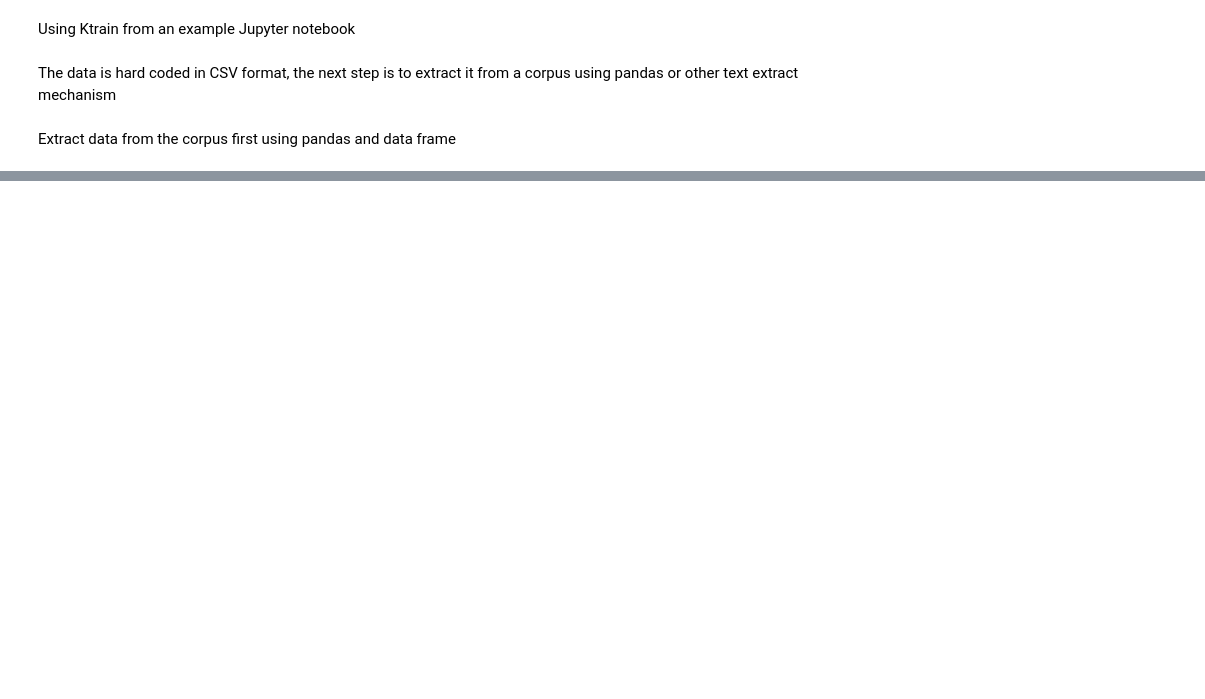
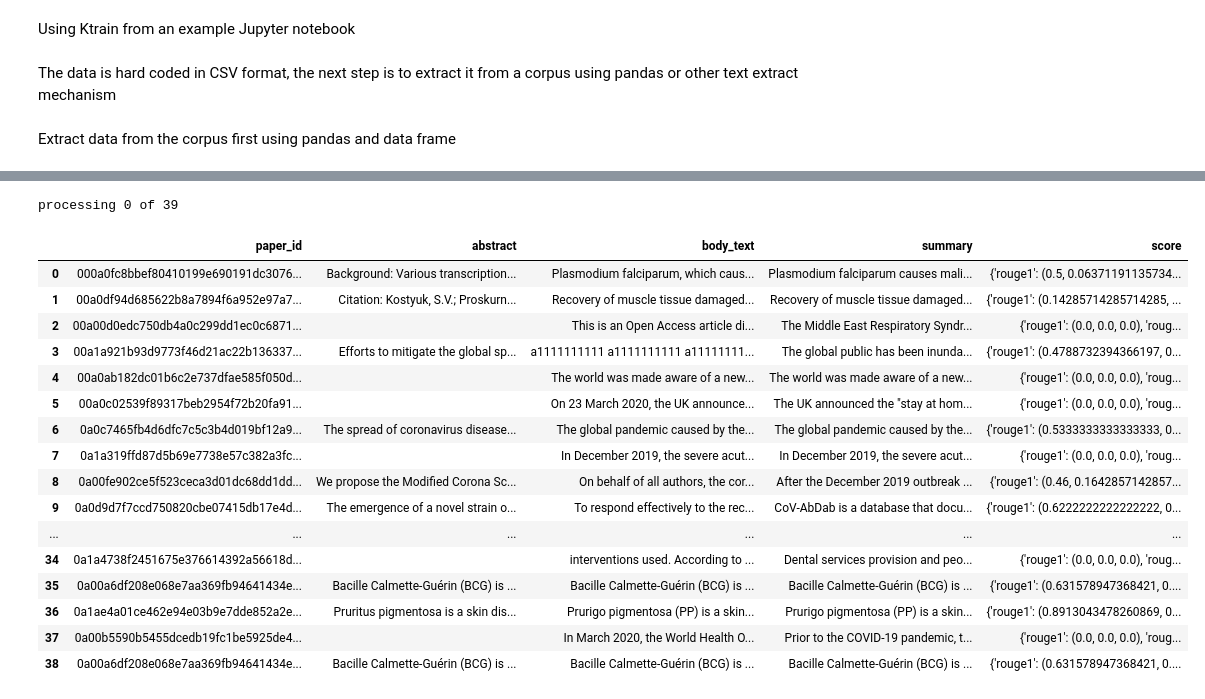
Before and after one commit to avdlaan/Angular-10-Templates, a Jupyter notebook: ktrain_summarize_using_ROUGE_metric.ipynb, the cells around one changed output, grey strips where cells are left out. Cells and saved outputs as stored; diff of their text form; code cells hidden in the pictures; blank space fills up the shorter version.

```diff
--- a/ktrain_summarize_using_ROUGE_metric.ipynb
+++ b/ktrain_summarize_using_ROUGE_metric.ipynb
@@ -55,20 +60,47 @@ print(first_row)
 # %%
-dict_ = {'paper_id': [], 'abstract': [], 'body_text': [], 'summary':[]}
+# enable the scorer
+from rouge_score import rouge_scorer
+scorer = rouge_scorer.RougeScorer(['rouge1', 'rougeL'], use_stemmer=True)
+
+
+dict_ = {'paper_id': [], 'abstract': [], 'body_text': [], 'summary':[], 'score':[]}
 for idx, entry in enumerate(all_json):
     try:
         content = FileReader(entry)
         if (idx % 1000 == 0):
             print(f"processing {idx} of {len(all_json)} ")
         dict_['paper_id'].append(content.paper_id)
         dict_['abstract'].append(content.abstract)
         dict_['body_text'].append(content.body_text)
         summary_document = ts.summarize(content.body_text)
         dict_['summary'].append(summary_document)
+        scores = scorer.score(content.abstract,
+                      summary_document)
+        dict_['score'].append(scores)
     except:
         pass
-df_covid = pd.DataFrame(dict_, columns=['paper_id', 'abstract', 'body_text','summary'])
+df_covid = pd.DataFrame(dict_, columns=['paper_id', 'abstract', 'body_text','summary','score'])
 #df_covid = pd.DataFrame(dict_, columns=['body_text'])
 #docs = df_covid['body_text'].values.tolist()
 #docs = df_covid.values.tolist()
-df_covid.head(2)
+df_covid.head(39)
 #print(docs)
+# %% [output]
+processing 0 of 39
+|  | paper_id | abstract | body_text | summary | score |
+| 0 | 000a0fc8bbef80410199e690191dc3076... | Background: Various transcription... | Plasmodium falciparum, which caus... | Plasmodium falciparum causes mali... | {'rouge1': (0.5, 0.06371191135734... |
+| 1 | 00a0df94d685622b8a7894f6a952e97a7... | Citation: Kostyuk, S.V.; Proskurn... | Recovery of muscle tissue damaged... | Recovery of muscle tissue damaged... | {'rouge1': (0.14285714285714285, ... |
+| 2 | 00a00d0edc750db4a0c299dd1ec0c6871... |  | This is an Open Access article di... | The Middle East Respiratory Syndr... | {'rouge1': (0.0, 0.0, 0.0), 'roug... |
+| 3 | 00a1a921b93d9773f46d21ac22b136337... | Efforts to mitigate the global sp... | a1111111111 a1111111111 a11111111... | The global public has been inunda... | {'rouge1': (0.4788732394366197, 0... |
+| 4 | 00a0ab182dc01b6c2e737dfae585f050d... |  | The world was made aware of a new... | The world was made aware of a new... | {'rouge1': (0.0, 0.0, 0.0), 'roug... |
+| 5 | 00a0c02539f89317beb2954f72b20fa91... |  | On 23 March 2020, the UK announce... | The UK announced the "stay at hom... | {'rouge1': (0.0, 0.0, 0.0), 'roug... |
+| 6 | 0a0c7465fb4d6dfc7c5c3b4d019bf12a9... | The spread of coronavirus disease... | The global pandemic caused by the... | The global pandemic caused by the... | {'rouge1': (0.5333333333333333, 0... |
+| 7 | 0a1a319ffd87d5b69e7738e57c382a3fc... |  | In December 2019, the severe acut... | In December 2019, the severe acut... | {'rouge1': (0.0, 0.0, 0.0), 'roug... |
+| 8 | 0a00fe902ce5f523ceca3d01dc68dd1dd... | We propose the Modified Corona Sc... | On behalf of all authors, the cor... | After the December 2019 outbreak ... | {'rouge1': (0.46, 0.1642857142857... |
+| 9 | 0a0d9d7f7ccd750820cbe07415db17e4d... | The emergence of a novel strain o... | To respond effectively to the rec... | CoV-AbDab is a database that docu... | {'rouge1': (0.6222222222222222, 0... |
+| ... | ... | ... | ... | ... | ... |
+| 34 | 0a1a4738f2451675e376614392a56618d... |  | interventions used. According to ... | Dental services provision and peo... | {'rouge1': (0.0, 0.0, 0.0), 'roug... |
+| 35 | 0a00a6df208e068e7aa369fb94641434e... | Bacille Calmette-Guérin (BCG) is ... | Bacille Calmette-Guérin (BCG) is ... | Bacille Calmette-Guérin (BCG) is ... | {'rouge1': (0.631578947368421, 0.... |
+| 36 | 0a1ae4a01ce462e94e03b9e7dde852a2e... | Pruritus pigmentosa is a skin dis... | Prurigo pigmentosa (PP) is a skin... | Prurigo pigmentosa (PP) is a skin... | {'rouge1': (0.8913043478260869, 0... |
+| 37 | 0a00b5590b5455dcedb19fc1be5925de4... |  | In March 2020, the World Health O... | Prior to the COVID-19 pandemic, t... | {'rouge1': (0.0, 0.0, 0.0), 'roug... |
+| 38 | 0a00a6df208e068e7aa369fb94641434e... | Bacille Calmette-Guérin (BCG) is ... | Bacille Calmette-Guérin (BCG) is ... | Bacille Calmette-Guérin (BCG) is ... | {'rouge1': (0.631578947368421, 0.... |
```
Also changed, not shown: parts of 5 cells of this notebook.
